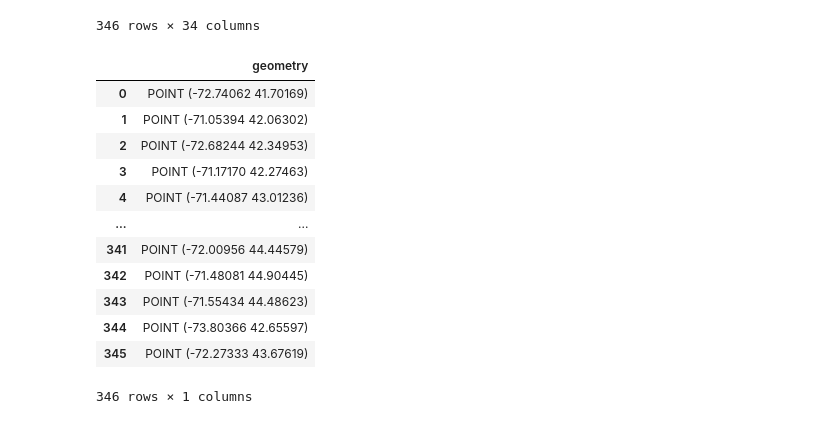
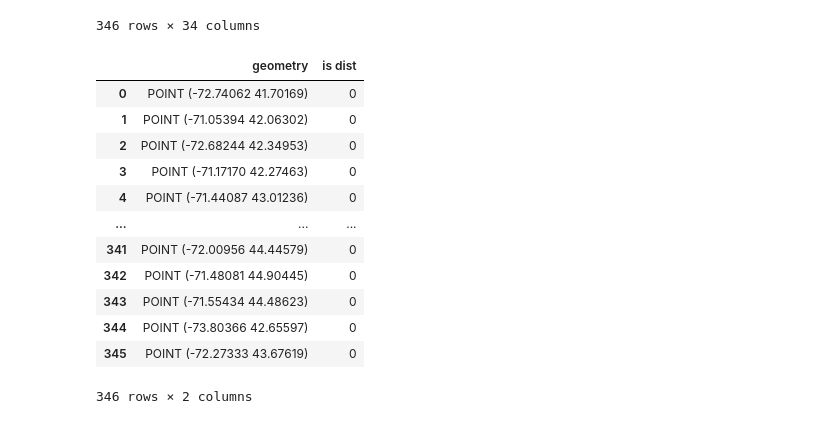
Before and after one commit to Alex967CW/remote-sensing-final, a Jupyter notebook: final_exercise_reference.ipynb, the cells around one changed output. Drawn from its saved outputs; the diff is of its cells as text; code cells hidden in the pictures.

```diff
--- a/final_exercise_reference.ipynb
+++ b/final_exercise_reference.ipynb
@@ -203,22 +206,24 @@ hospitals_df
 # %%
 loc_gdf = GeoDataFrame()
 loc_gdf['geometry'] = None
+loc_gdf['is dist'] = None
 for i, r in hospitals_df.iterrows():
     h_point = Point(r['X'], r['Y'])
     loc_gdf.loc[i, 'geometry'] = h_point
+    loc_gdf.loc[i, 'is dist'] = 0
 loc_gdf = loc_gdf.set_crs(epsg=4326)
 loc_gdf
 # %% [output]
-|  | geometry |
-| 0 | POINT (-72.74062 41.70169) |
-| 1 | POINT (-71.05394 42.06302) |
-| 2 | POINT (-72.68244 42.34953) |
-| 3 | POINT (-71.17170 42.27463) |
-| 4 | POINT (-71.44087 43.01236) |
-| ... | ... |
-| 341 | POINT (-72.00956 44.44579) |
-| 342 | POINT (-71.48081 44.90445) |
-| 343 | POINT (-71.55434 44.48623) |
-| 344 | POINT (-73.80366 42.65597) |
-| 345 | POINT (-72.27333 43.67619) |
+|  | geometry | is dist |
+| 0 | POINT (-72.74062 41.70169) | 0 |
+| 1 | POINT (-71.05394 42.06302) | 0 |
+| 2 | POINT (-72.68244 42.34953) | 0 |
+| 3 | POINT (-71.17170 42.27463) | 0 |
+| 4 | POINT (-71.44087 43.01236) | 0 |
+| ... | ... | ... |
+| 341 | POINT (-72.00956 44.44579) | 0 |
+| 342 | POINT (-71.48081 44.90445) | 0 |
+| 343 | POINT (-71.55434 44.48623) | 0 |
+| 344 | POINT (-73.80366 42.65597) | 0 |
+| 345 | POINT (-72.27333 43.67619) | 0 |
-346 rows × 1 columns
+346 rows × 2 columns
```
Also changed, not shown: parts of 15 cells of this notebook.
